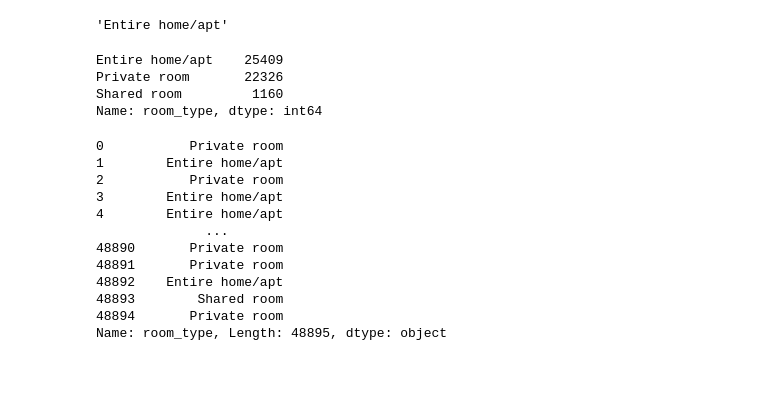
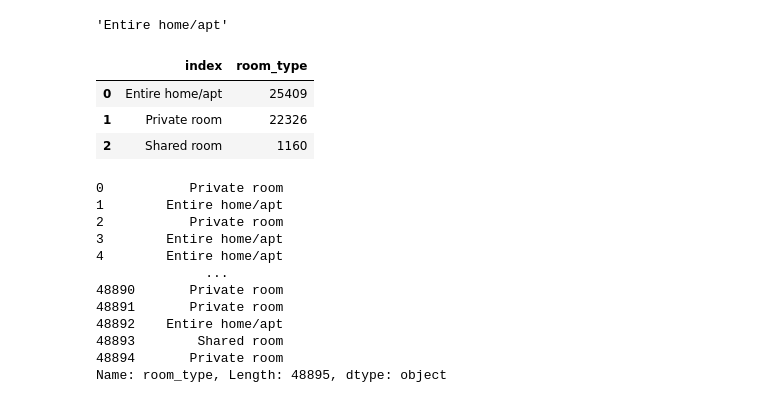
Before and after one commit to Creatrohit9/AIRBNB-PROJECT-1-CAPSTON, a Jupyter notebook: Copy_of_MD1WK4ROHIT_Airbnb_Bookings_Analysis_Capstone_Project.ipynb, the cells around one changed output. Saved outputs shown, nothing was run; the diff lists cells and outputs as text; code cells hidden in the pictures; blank space fills up the shorter version.

Commit message:
commit for reset index (count for each type of room)

```diff
--- a/Copy_of_MD1WK4ROHIT_Airbnb_Bookings_Analysis_Capstone_Project.ipynb
+++ b/Copy_of_MD1WK4ROHIT_Airbnb_Bookings_Analysis_Capstone_Project.ipynb
@@ -297,13 +297,14 @@ airbnb_df['room_type'].value_counts().idxmax()
 # %%
 #now these are the room type behalf on which we make further analysis
 airbnb_df_refine=airbnb_df['room_type'].value_counts()
-# %%
-airbnb_df_refine
-# %% [output]
-Entire home/apt    25409
-Private room       22326
-Shared room         1160
-Name: room_type, dtype: int64
+# %%
+#Printing the count for each type of room
+airbnb_df_refine.reset_index()
+# %% [output]
+|  | index | room_type |
+| 0 | Entire home/apt | 25409 |
+| 1 | Private room | 22326 |
+| 2 | Shared room | 1160 |
 # %%
 airbnb_df['room_type']
 # %% [output]
```
